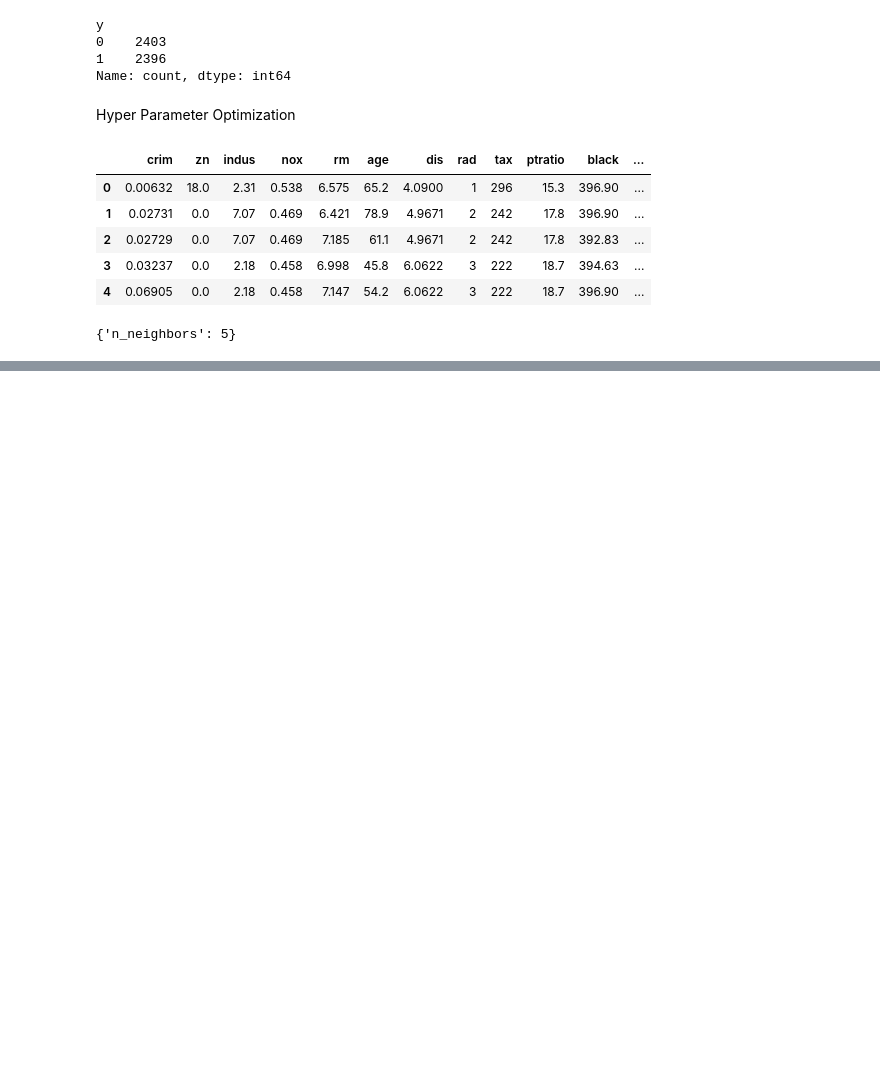
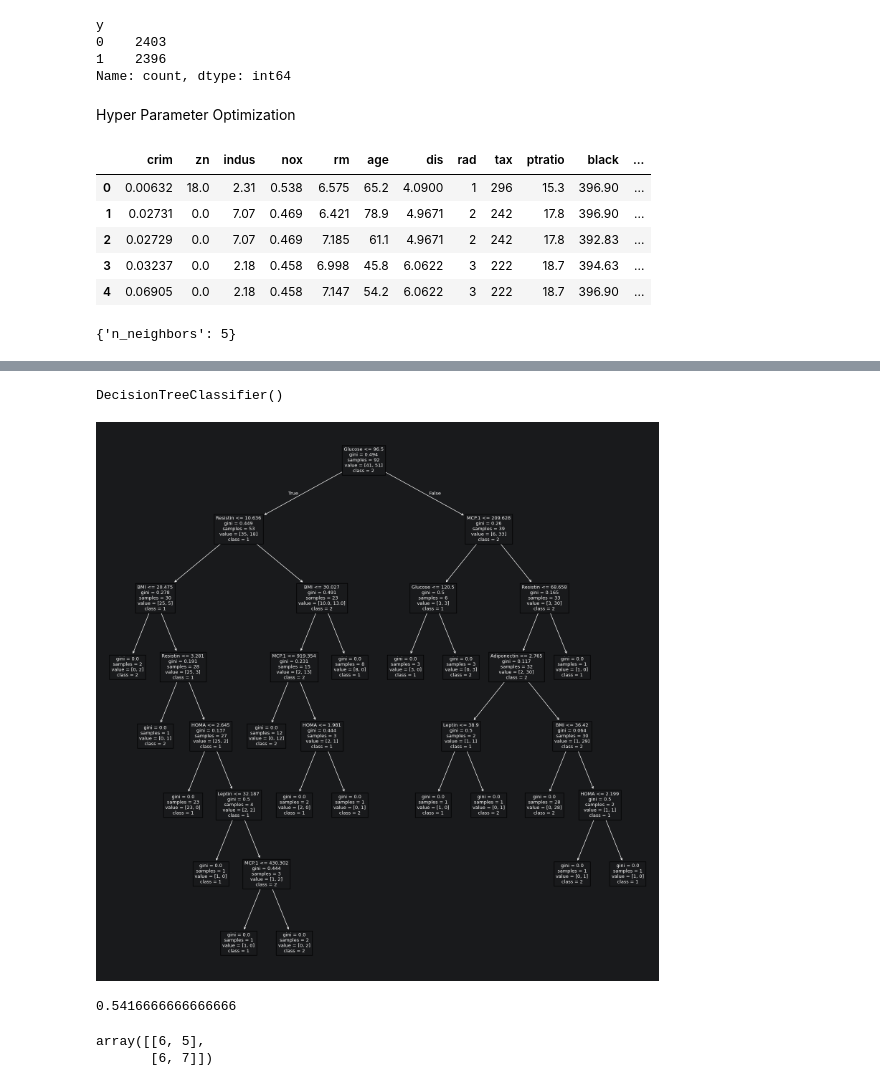
Before and after one commit to namal1230/Machine-Learning, a Jupyter notebook: notebook.ipynb, the cells around one changed output, grey strips where cells are left out. Saved outputs shown, nothing was run; the diff lists cells and outputs as text; code cells hidden in the pictures; blank space fills up the shorter version.

Commit message:
Supervised Learning-Class Imbalance | Classification & Regression Trees

```diff
--- a/notebook.ipynb
+++ b/notebook.ipynb
@@ -533,0 +543,3 @@ results.best_params_
+# %%
+data=pd.read_csv("BreastCancer.CSV")
+data.head()
@@ -533,0 +553,16 @@ results.best_params_
+# %%
+x=data.iloc[:,:9].values
+y=data.iloc[:,9].values
+# %%
+x_train,x_test,y_train,y_test=train_test_split(x,y,test_size=0.2,random_state=0)
+# %%
+clt=DecisionTreeClassifier()
+clt.fit(x_train,y_train)
+# %% [output]
+DecisionTreeClassifier()
+# %%
+plt.figure(figsize=(20,20))
+plot_tree(clt,feature_names=data.columns,class_names=["1","2"])
+plt.show()
+# %% [output]
+[figure, added]
@@ -533,0 +571,9 @@ results.best_params_
+# %%
+accuracy_score(y_test,y_pred)
+# %% [output]
+0.5416666666666666
+# %%
+confusion_matrix(y_test,y_pred)
+# %% [output]
+array([[6, 5],
+       [6, 7]])
```
Also changed, not shown: parts of 16 cells of this notebook, 1 other file.
